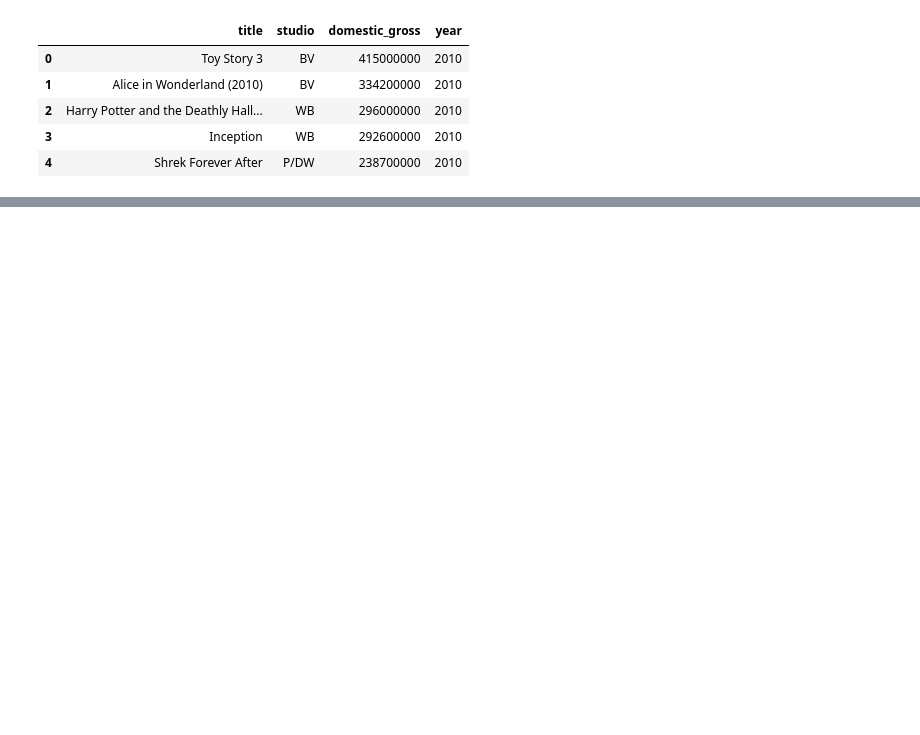
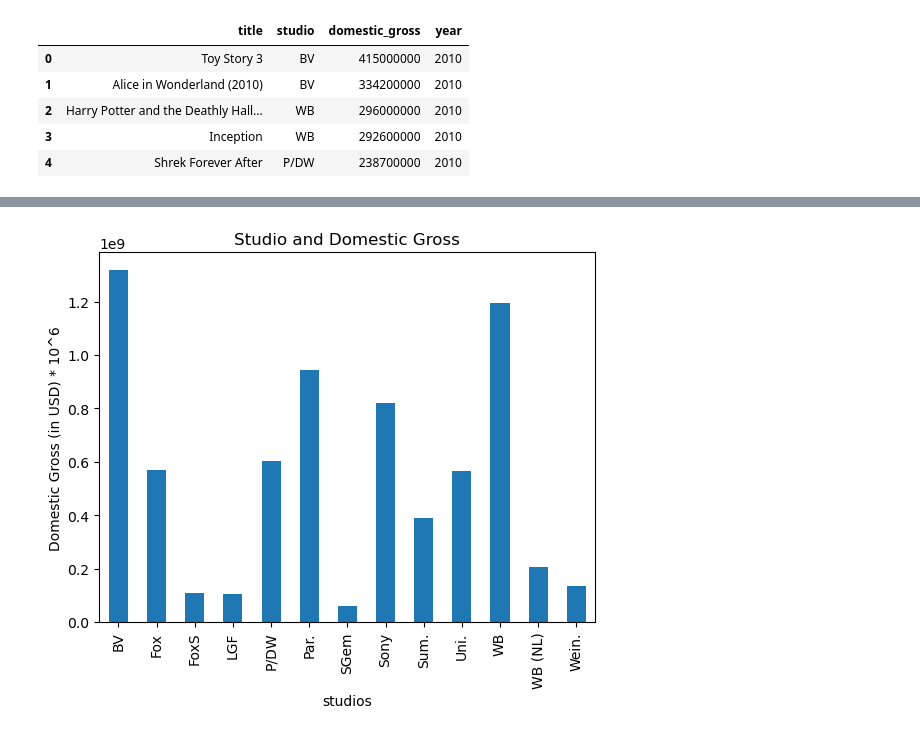
Before and after one commit to collinssigey/Project24, a Jupyter notebook: student-checkpoint.ipynb, the cells around one changed output, grey strips where cells are left out. Cells and saved outputs as stored; diff of their text form; code cells hidden in the pictures; blank space fills up the shorter version.

```diff
--- a/student-checkpoint.ipynb
+++ b/student-checkpoint.ipynb
@@ -175,0 +196,9 @@ df_movie_gross.head()
+# %%
+# Find studios with domestic gross higher than mean
+top_studios = df_movie_gross[df_movie_gross['domestic_gross'] > mean_gross]['studio'].unique()
+
+# Find the titles from the top studios
+titles_with_revenue = df_movie_gross[df_movie_gross['studio'].isin(top_studios)]
+# %%
+top_50 = titles_with_revenue.iloc[:50]
+top_50.tail()
@@ -175,0 +212,18 @@ df_movie_gross.head()
+# %%
+# Group domestic gross by studio
+gross_by_studio = top_50.groupby('studio').sum()['domestic_gross']
+
+x =top_50['studio']
+y = top_50['domestic_gross']
+
+
+gross_by_studio.plot(kind='bar', x='studio', y='domestic_gross')
+# Add axis labels
+plt.title('Studio and Domestic Gross')
+plt.xlabel('studios')
+plt.ylabel('Domestic Gross (in USD) * 10^6')
+
+# Show the histogram
+plt.show()
+# %% [output]
+[figure, added]
```
Also changed, not shown: parts of 12 cells of this notebook, 5 other files.
